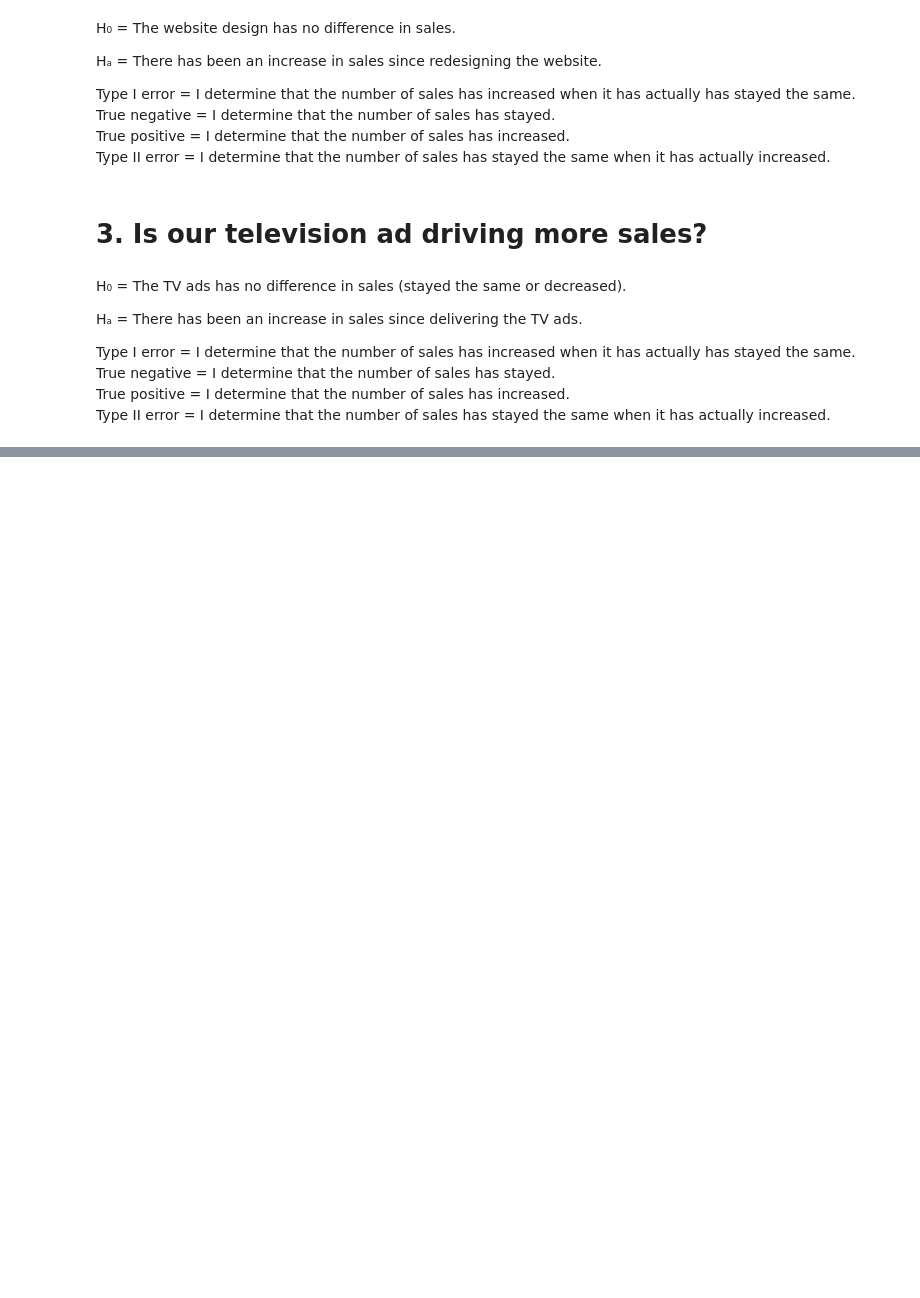
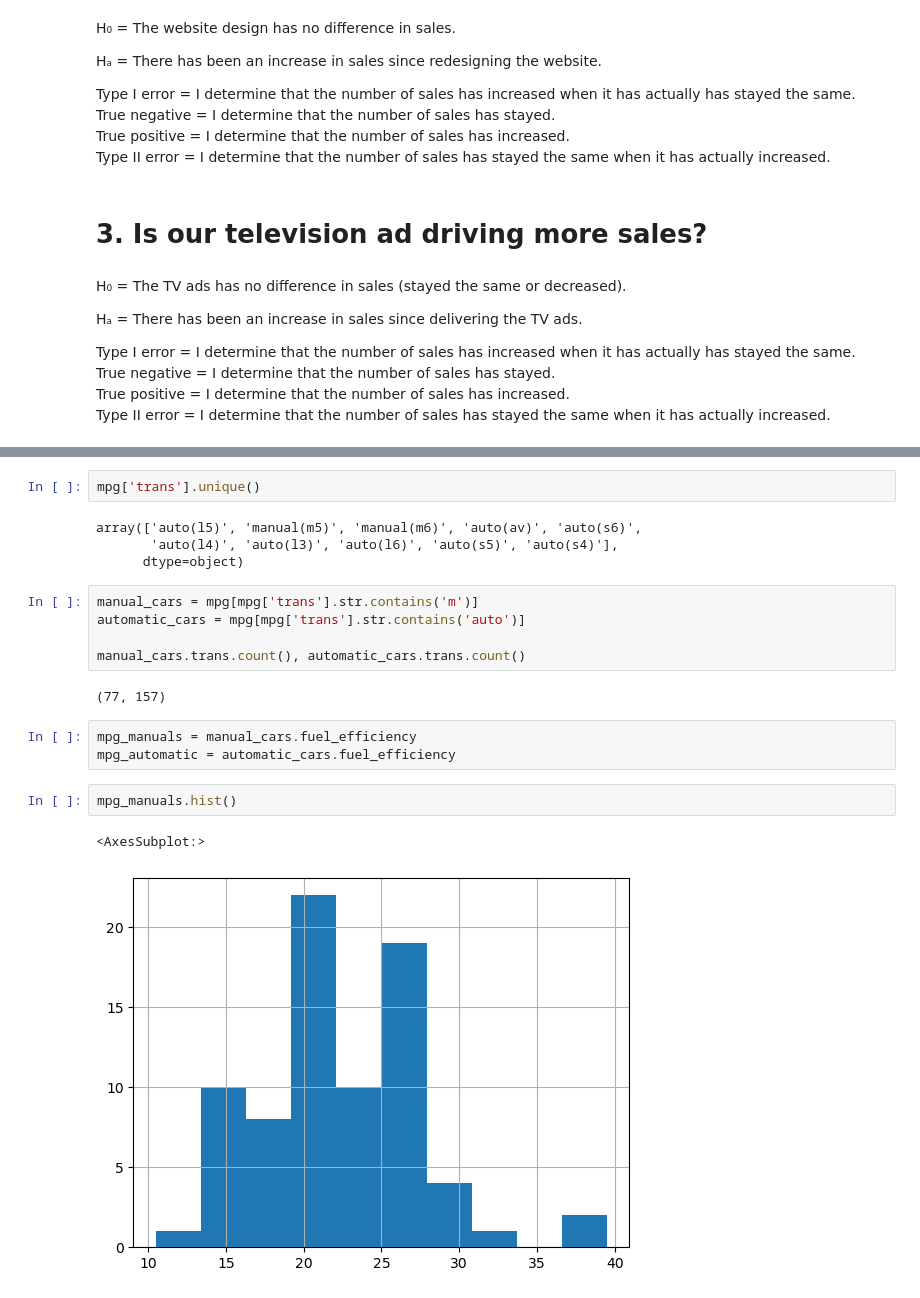
Before and after one commit to nicolas-angarita/Statistics-exercises, a Jupyter notebook: hypothesis_testing.ipynb, the cells around one changed output, grey strips where cells are left out. Saved outputs shown, nothing was run; the diff lists cells and outputs as text; blank space fills up the shorter version.

```diff
--- a/hypothesis_testing.ipynb
+++ b/hypothesis_testing.ipynb
@@ -49,0 +225,21 @@ Type II error = I determine that the number of sales has stayed the same when it
+# %%
+mpg['trans'].unique()
+# %% [output]
+array(['auto(l5)', 'manual(m5)', 'manual(m6)', 'auto(av)', 'auto(s6)',
+       'auto(l4)', 'auto(l3)', 'auto(l6)', 'auto(s5)', 'auto(s4)'],
+      dtype=object)
+# %%
+manual_cars = mpg[mpg['trans'].str.contains('m')]
+automatic_cars = mpg[mpg['trans'].str.contains('auto')]
+
+manual_cars.trans.count(), automatic_cars.trans.count()
+# %% [output]
+(77, 157)
+# %%
+mpg_manuals = manual_cars.fuel_efficiency
+mpg_automatic = automatic_cars.fuel_efficiency
+# %%
+mpg_manuals.hist()
+# %% [output]
+<AxesSubplot:>
+[figure, added]
```
Also changed, not shown: parts of 43 cells of this notebook, 1 other file.
